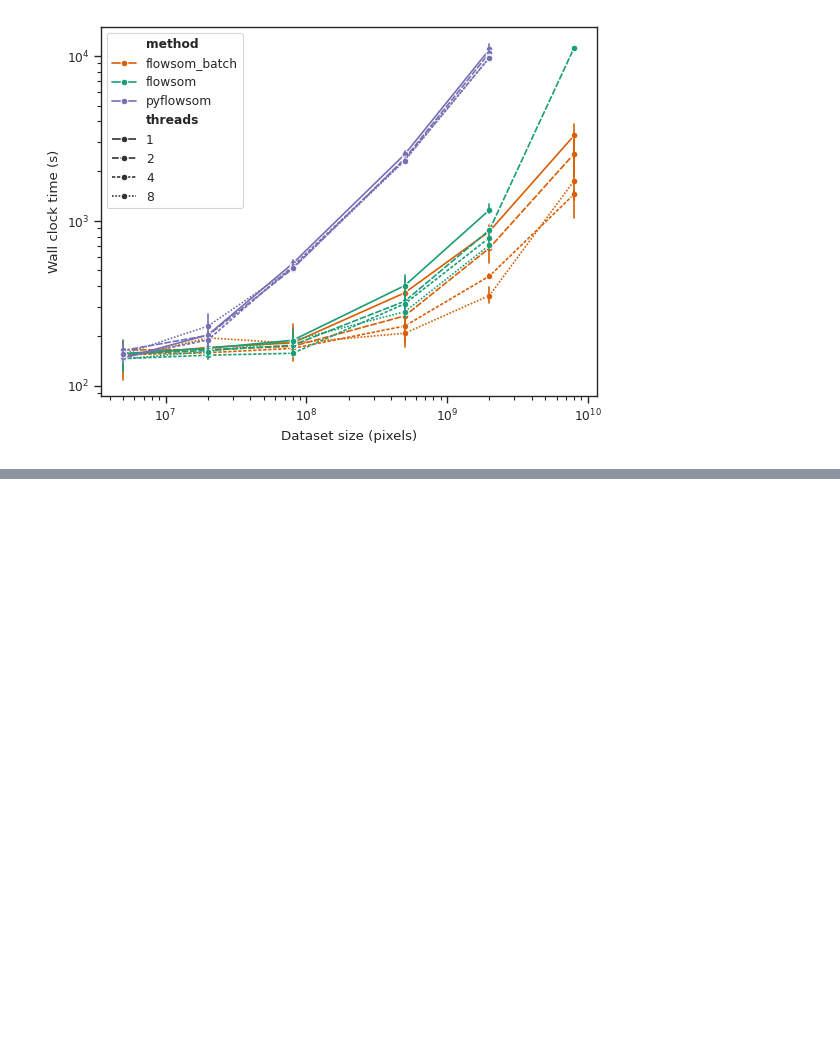
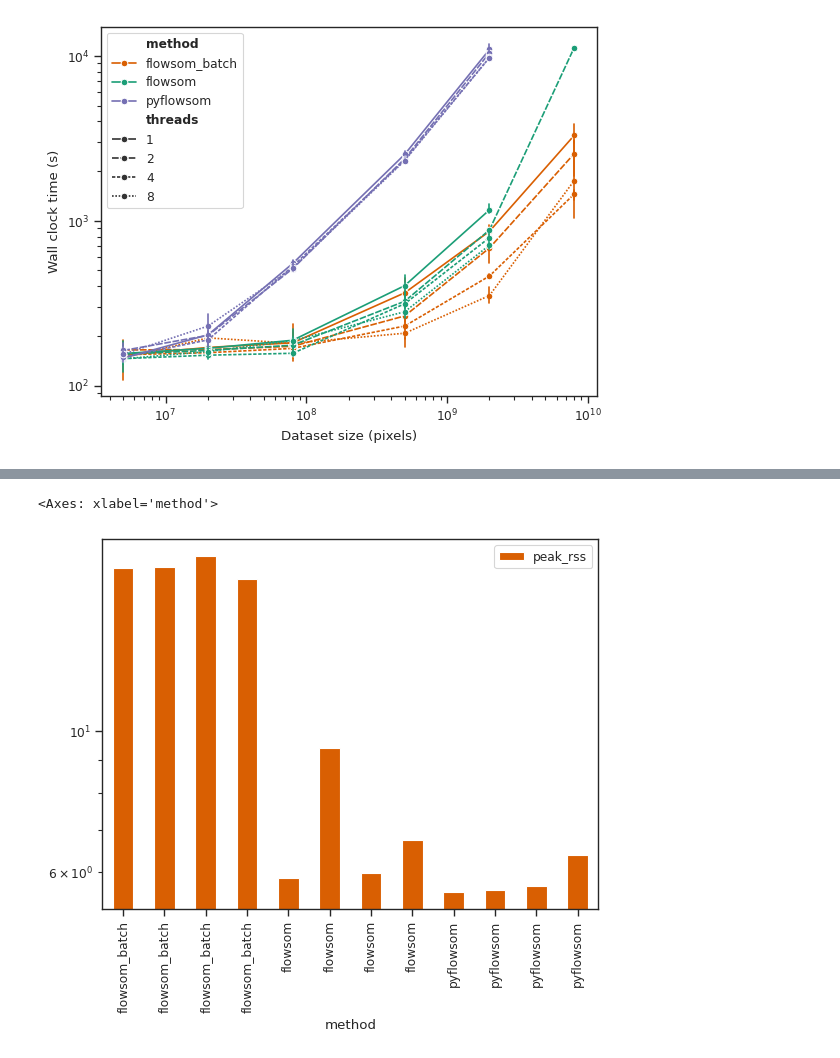
Before and after one commit to saeyslab/harpy_figures, a Jupyter notebook: notebooks/figures_cluster.ipynb, the cells around one changed output, grey strips where cells are left out. Cells and saved outputs as stored; diff of their text form; code cells hidden in the pictures; blank space fills up the shorter version.

```diff
--- a/notebooks/figures_cluster.ipynb
+++ b/notebooks/figures_cluster.ipynb
@@ -257 +343,6 @@ df_gb['peak_rss'] /= 1_000_000_000
+# %%
+df_gb[['method', 'peak_rss', 'threads']].groupby(['method', 'threads']).agg({'peak_rss': 'mean'}).reset_index().plot.bar(x='method', y='peak_rss', logy=True)
+# %% [output]
+<Axes: xlabel='method'>
+[figure, added]
 # %%
```
Also changed, not shown: parts of 10 cells of this notebook, 5 other files.
